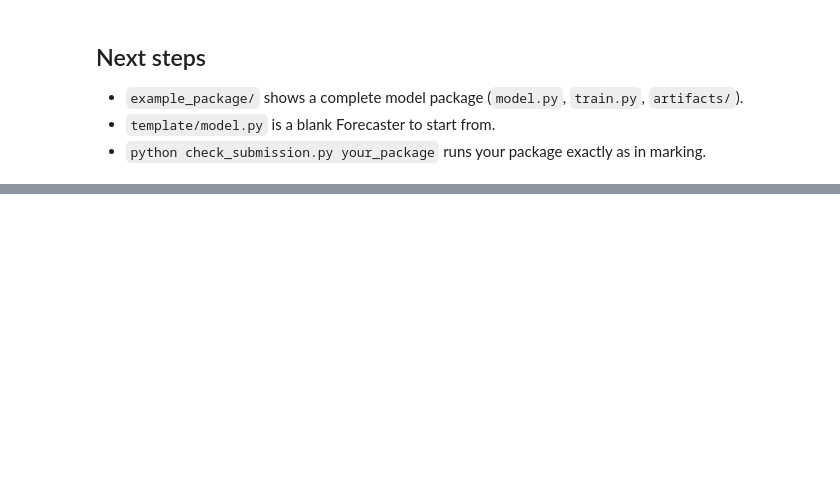
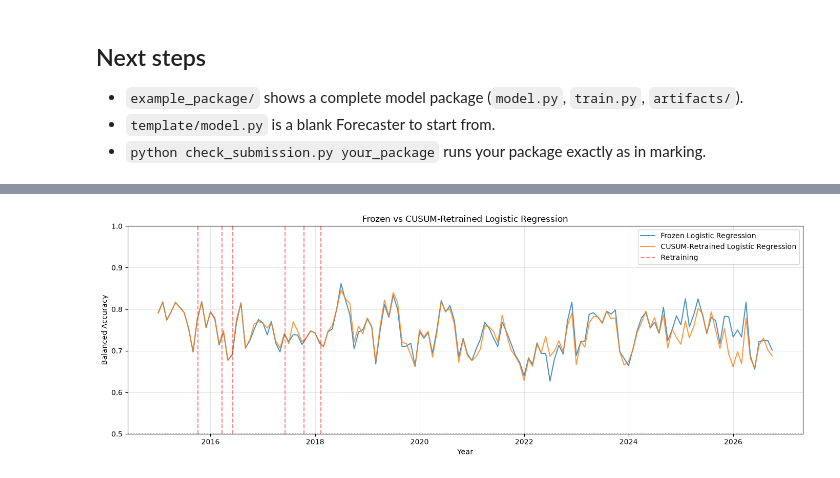
Before and after one commit to zyuraa/COMP9417MLPROJECT, a Jupyter notebook: starter_notebook.ipynb, the cells around one changed output, grey strips where cells are left out. Cells and saved outputs as stored; diff of their text form; code cells hidden in the pictures; blank space fills up the shorter version.

```diff
--- a/starter_notebook.ipynb
+++ b/starter_notebook.ipynb
@@ -831,0 +724,86 @@ display(yearly.round(4))
+# %%
+import pandas as pd
+import matplotlib.pyplot as plt
+from sklearn.metrics import balanced_accuracy_score
+import sys
+
+sys.path.insert(0, "harness")
+import dayahead as da
+
+# Load predictions
+frozen = pd.read_parquet(
+    "classification/predictions/logreg.parquet"
+)
+
+retrained = pd.read_parquet(
+    "classification/predictions/logreg_cusum.parquet"
+)
+
+# Calculate monthly balanced accuracy
+def monthly_balanced_accuracy(df):
+    df = df[df["split"] == "frozen"].copy()
+    df["day"] = pd.to_datetime(da.market_day(df.index))
+
+    monthly = df.groupby(
+        df["day"].dt.to_period("M")
+    ).apply(
+        lambda g: balanced_accuracy_score(
+            g["y_true"], g["y_pred"]
+        )
+    )
+
+    monthly.index = monthly.index.to_timestamp()
+    return monthly
+
+frozen_ba = monthly_balanced_accuracy(frozen)
+retrained_ba = monthly_balanced_accuracy(retrained)
+
+# Load CUSUM retraining dates
+trace = pd.read_csv(
+    "classification/stage2/alarms/logreg_cusum_trace.csv",
+    parse_dates=["date"]
+)
+
+retrain_dates = (
+    trace.loc[trace["alarm"], "date"]
+    + pd.Timedelta(days=1)
+)
+
+# Plot
+plt.figure(figsize=(14, 5))
+
+plt.plot(
+    frozen_ba.index,
+    frozen_ba.values,
+    label="Frozen Logistic Regression",
+    alpha=0.8
+)
+
+plt.plot(
+    retrained_ba.index,
+    retrained_ba.values,
+    label="CUSUM-Retrained Logistic Regression",
+    alpha=0.8
+)
+
+for i, d in enumerate(retrain_dates):
+    plt.axvline(
+        d,
+        color="red",
+        linestyle="--",
+        alpha=0.5,
+        label="Retraining" if i == 0 else None
+    )
+
+plt.axhline(0.5, color="gray", linestyle=":", alpha=0.6)
+
+plt.xlabel("Year")
+plt.ylabel("Balanced Accuracy")
+plt.title("Frozen vs CUSUM-Retrained Logistic Regression")
+plt.ylim(0.5, 1)
+plt.legend()
+plt.grid(alpha=0.3)
+plt.tight_layout()
+plt.show()
+# %% [output]
+[figure, added]
```
Also changed, not shown: parts of 16 cells of this notebook.
